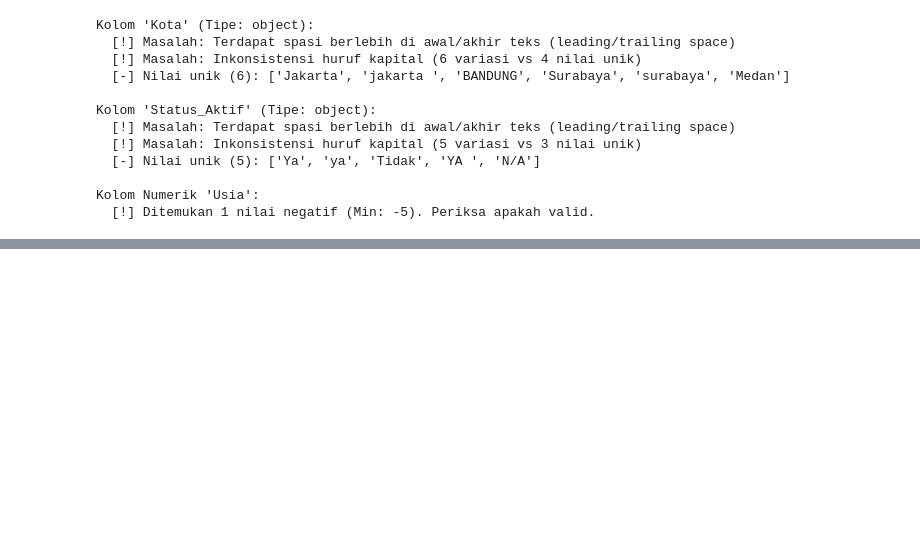
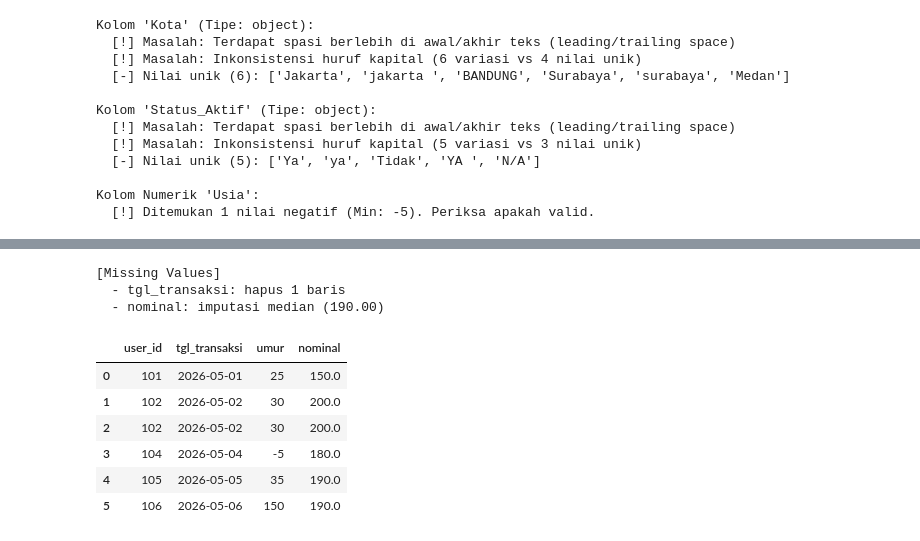
Before and after one commit to HafidzAfrieno/Artificial_Intelligence_Laboratory, a Jupyter notebook: projects/machine-learning/heart-disease-risk-classification/model/notebooks/02_data_preprocessing.ipynb, the cells around one changed output, grey strips where cells are left out. Cells and saved outputs as stored; diff of their text form; code cells hidden in the pictures; blank space fills up the shorter version.

```diff
--- a/projects/machine-learning/heart-disease-risk-classification/model/notebooks/02_data_preprocessing.ipynb
+++ b/projects/machine-learning/heart-disease-risk-classification/model/notebooks/02_data_preprocessing.ipynb
@@ -73,0 +139,14 @@ Kolom Numerik 'Usia':
+# %%
+clean_missing = handle_missing_values(df=df_clean,strategy={'tgl_transaksi': 'drop', 'nominal': 'median'},cat_threshold=threshold)
+clean_missing
+# %% [output]
+[Missing Values]
+  - tgl_transaksi: hapus 1 baris
+  - nominal: imputasi median (190.00)
+|  | user_id | tgl_transaksi | umur | nominal |
+| 0 | 101 | 2026-05-01 | 25 | 150.0 |
+| 1 | 102 | 2026-05-02 | 30 | 200.0 |
+| 2 | 102 | 2026-05-02 | 30 | 200.0 |
+| 3 | 104 | 2026-05-04 | -5 | 180.0 |
+| 4 | 105 | 2026-05-05 | 35 | 190.0 |
+| 5 | 106 | 2026-05-06 | 150 | 190.0 |
```
Also changed, not shown: parts of 12 cells of this notebook, 3 other files.
